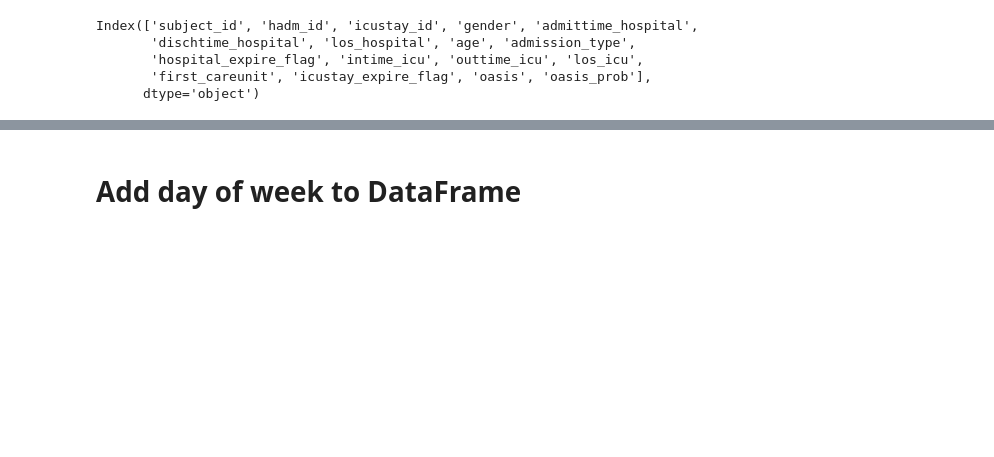
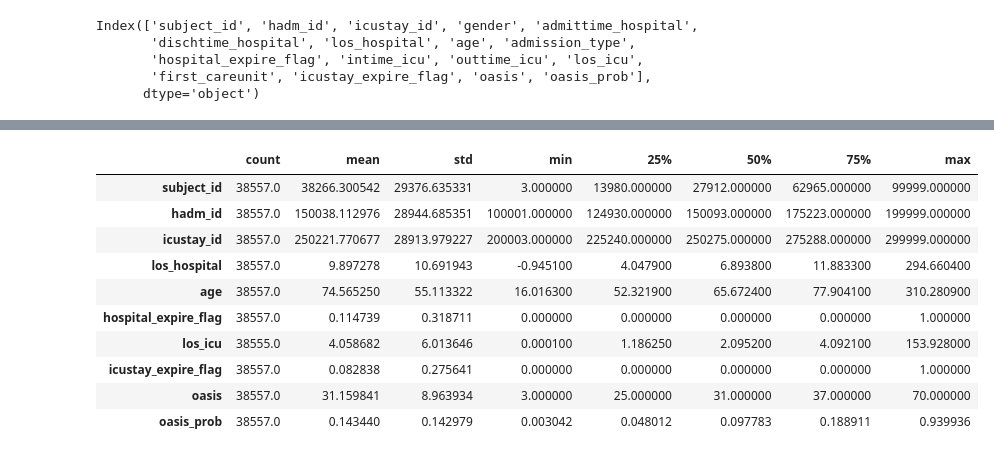
Before and after one commit to MIT-LCP/bhi-bsn-challenge, a Jupyter notebook: challenge-demo.ipynb, the cells around one changed output, grey strips where cells are left out. Saved outputs shown, nothing was run; the diff lists cells and outputs as text; code cells hidden in the pictures; blank space fills up the shorter version.

```diff
--- a/challenge-demo.ipynb
+++ b/challenge-demo.ipynb
@@ -65,2 +98,14 @@ data.head()
-# %% [markdown]
-# Add day of week to DataFrame
+# %%
+data.describe().T
+# %% [output]
+|  | count | mean | std | min | 25% | 50% | 75% | max |
+| subject_id | 38557.0 | 38266.300542 | 29376.635331 | 3.000000 | 13980.000000 | 27912.000000 | 62965.000000 | 99999.000000 |
+| hadm_id | 38557.0 | 150038.112976 | 28944.685351 | 100001.000000 | 124930.000000 | 150093.000000 | 175223.000000 | 199999.000000 |
+| icustay_id | 38557.0 | 250221.770677 | 28913.979227 | 200003.000000 | 225240.000000 | 250275.000000 | 275288.000000 | 299999.000000 |
+| los_hospital | 38557.0 | 9.897278 | 10.691943 | -0.945100 | 4.047900 | 6.893800 | 11.883300 | 294.660400 |
+| age | 38557.0 | 74.565250 | 55.113322 | 16.016300 | 52.321900 | 65.672400 | 77.904100 | 310.280900 |
+| hospital_expire_flag | 38557.0 | 0.114739 | 0.318711 | 0.000000 | 0.000000 | 0.000000 | 0.000000 | 1.000000 |
+| los_icu | 38555.0 | 4.058682 | 6.013646 | 0.000100 | 1.186250 | 2.095200 | 4.092100 | 153.928000 |
+| icustay_expire_flag | 38557.0 | 0.082838 | 0.275641 | 0.000000 | 0.000000 | 0.000000 | 0.000000 | 1.000000 |
+| oasis | 38557.0 | 31.159841 | 8.963934 | 3.000000 | 25.000000 | 31.000000 | 37.000000 | 70.000000 |
+| oasis_prob | 38557.0 | 0.143440 | 0.142979 | 0.003042 | 0.048012 | 0.097783 | 0.188911 | 0.939936 |
```
Also changed, not shown: parts of 36 cells of this notebook.
